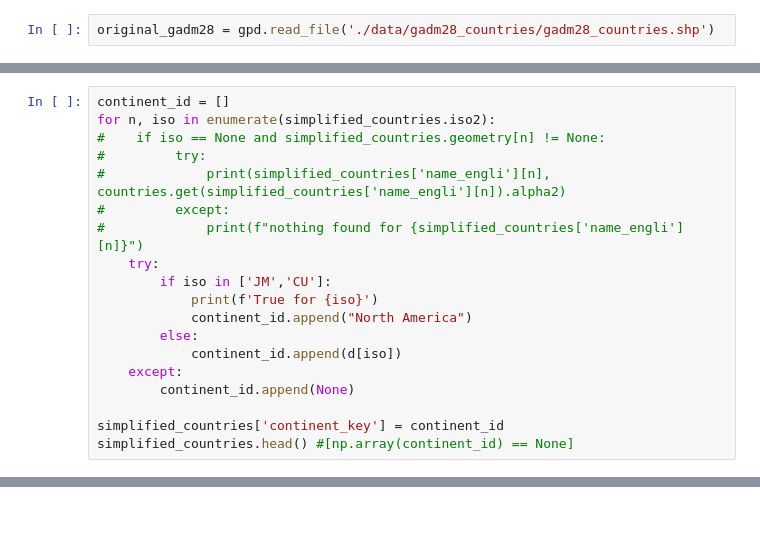
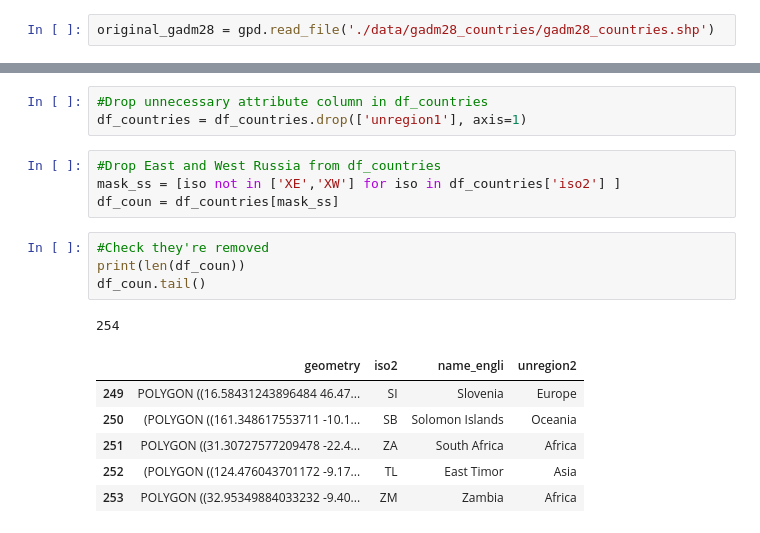
Before and after one commit to Vizzuality/data_sci_tutorials, a Jupyter notebook: work/gadm28_wilmap.ipynb, the cells around one changed output, grey strips where cells are left out. Drawn from its saved outputs; the diff is of its cells as text.

```diff
--- a/work/gadm28_wilmap.ipynb
+++ b/work/gadm28_wilmap.ipynb
@@ -204,19 +206,0 @@ len(simplified_countries)
-# %%
-continent_id = []
-for n, iso in enumerate(simplified_countries.iso2):
-#    if iso == None and simplified_countries.geometry[n] != None:
-#         try:
-#             print(simplified_countries['name_engli'][n], countries.get(simplified_countries['name_engli'][n]).alpha2)
-#         except:
-#             print(f"nothing found for {simplified_countries['name_engli'][n]}")
-    try:
-        if iso in ['JM','CU']:
-            print(f'True for {iso}')
-            continent_id.append("North America")
-        else:
-            continent_id.append(d[iso])
-    except:
-        continent_id.append(None)
-
-simplified_countries['continent_key'] = continent_id
-simplified_countries.head() #[np.array(continent_id) == None]
@@ -275,0 +333,19 @@ with open('./new_countries.json', 'w') as f:
+# %%
+#Drop unnecessary attribute column in df_countries
+df_countries = df_countries.drop(['unregion1'], axis=1)
+# %%
+#Drop East and West Russia from df_countries
+mask_ss = [iso not in ['XE','XW'] for iso in df_countries['iso2'] ]
+df_coun = df_countries[mask_ss]
+# %%
+#Check they're removed
+print(len(df_coun))
+df_coun.tail()
+# %% [output]
+254
+|  | geometry | iso2 | name_engli | unregion2 |
+| 249 | POLYGON ((16.58431243896484 46.47... | SI | Slovenia | Europe |
+| 250 | (POLYGON ((161.348617553711 -10.1... | SB | Solomon Islands | Oceania |
+| 251 | POLYGON ((31.30727577209478 -22.4... | ZA | South Africa | Africa |
+| 252 | (POLYGON ((124.476043701172 -9.17... | TL | East Timor | Asia |
+| 253 | POLYGON ((32.95349884033232 -9.40... | ZM | Zambia | Africa |
```
Also changed, not shown: parts of 115 cells of this notebook, 1 other file.
